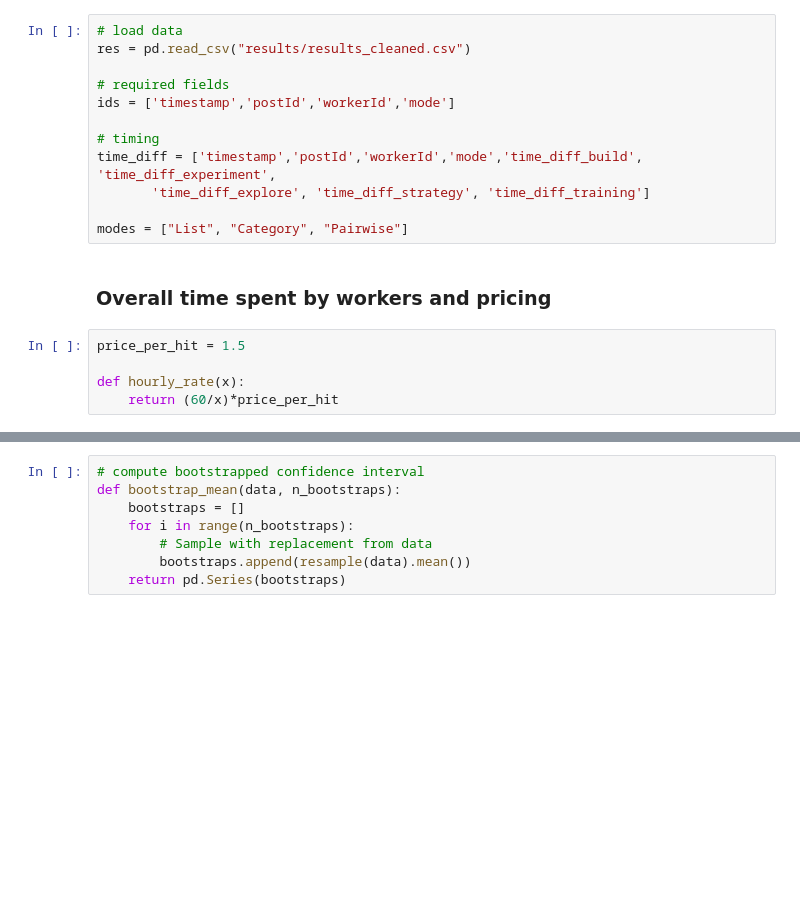
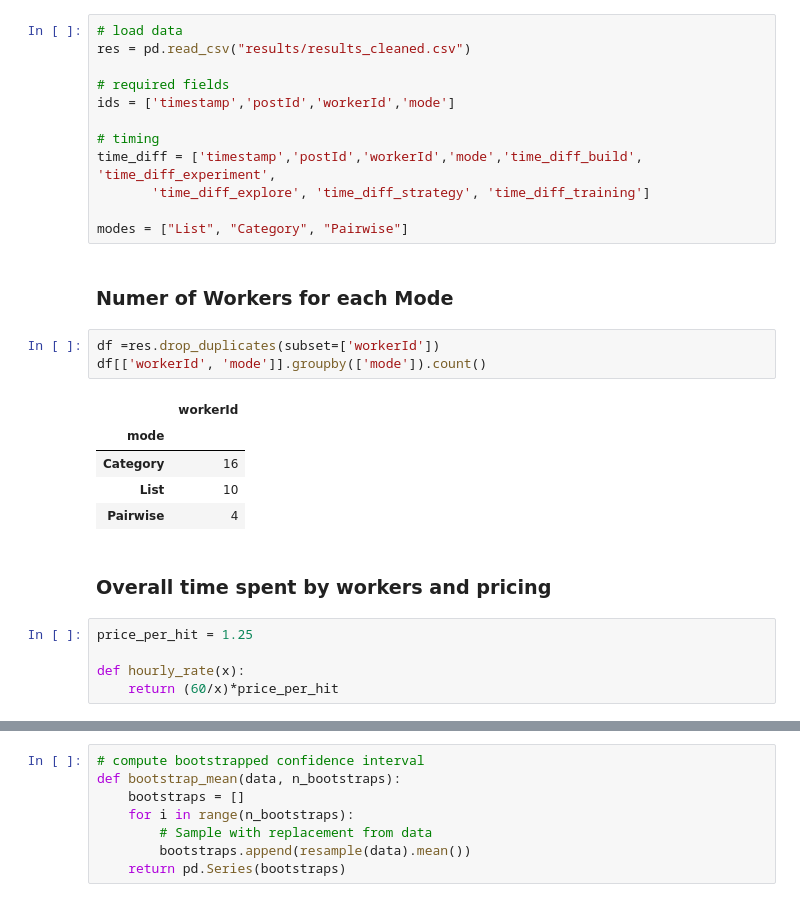
Before and after one commit to RankerToolWebsite/Rankit_experimentr, a Jupyter notebook: analysis/time.ipynb, the cells around one changed output, grey strips where cells are left out. Drawn from its saved outputs; the diff is of its cells as text; blank space fills up the shorter version.

```diff
--- a/analysis/time.ipynb
+++ b/analysis/time.ipynb
@@ -19,10 +19,21 @@ time_diff = ['timestamp','postId','workerId','mode','time_diff_build', 'time_dif
        'time_diff_explore', 'time_diff_strategy', 'time_diff_training']
 
 modes = ["List", "Category", "Pairwise"]
+# %% [markdown]
+### Numer of Workers for each Mode
+# %%
+df =res.drop_duplicates(subset=['workerId'])
+df[['workerId', 'mode']].groupby(['mode']).count()
+# %% [output]
+|  | workerId |
+| mode |  |
+| Category | 16 |
+| List | 10 |
+| Pairwise | 4 |
 # %% [markdown]
 ### Overall time spent by workers and pricing
 # %%
-price_per_hit = 1.5
+price_per_hit = 1.25
 
 def hourly_rate(x):
     return (60/x)*price_per_hit
```
Also changed, not shown: parts of 6 cells of this notebook, 5 other files.
